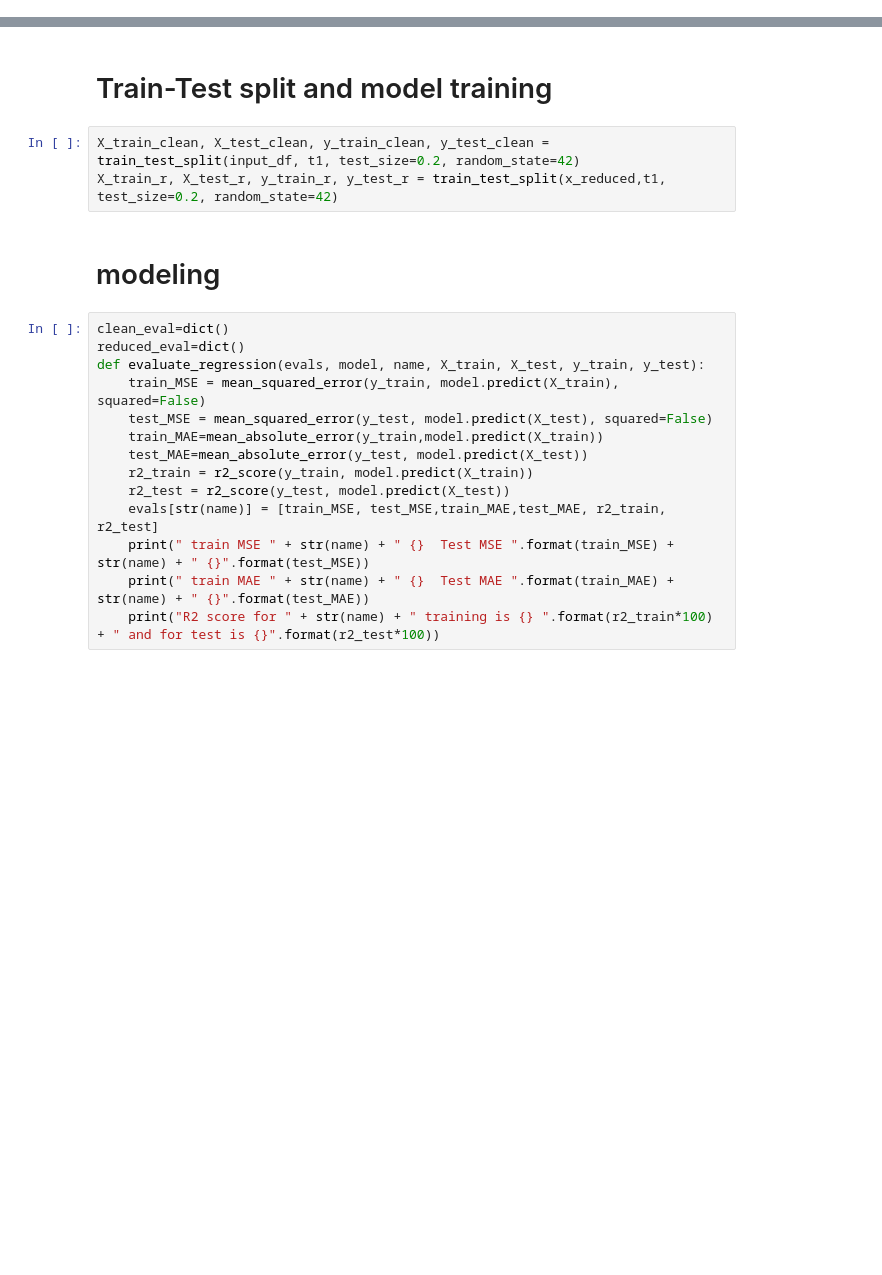
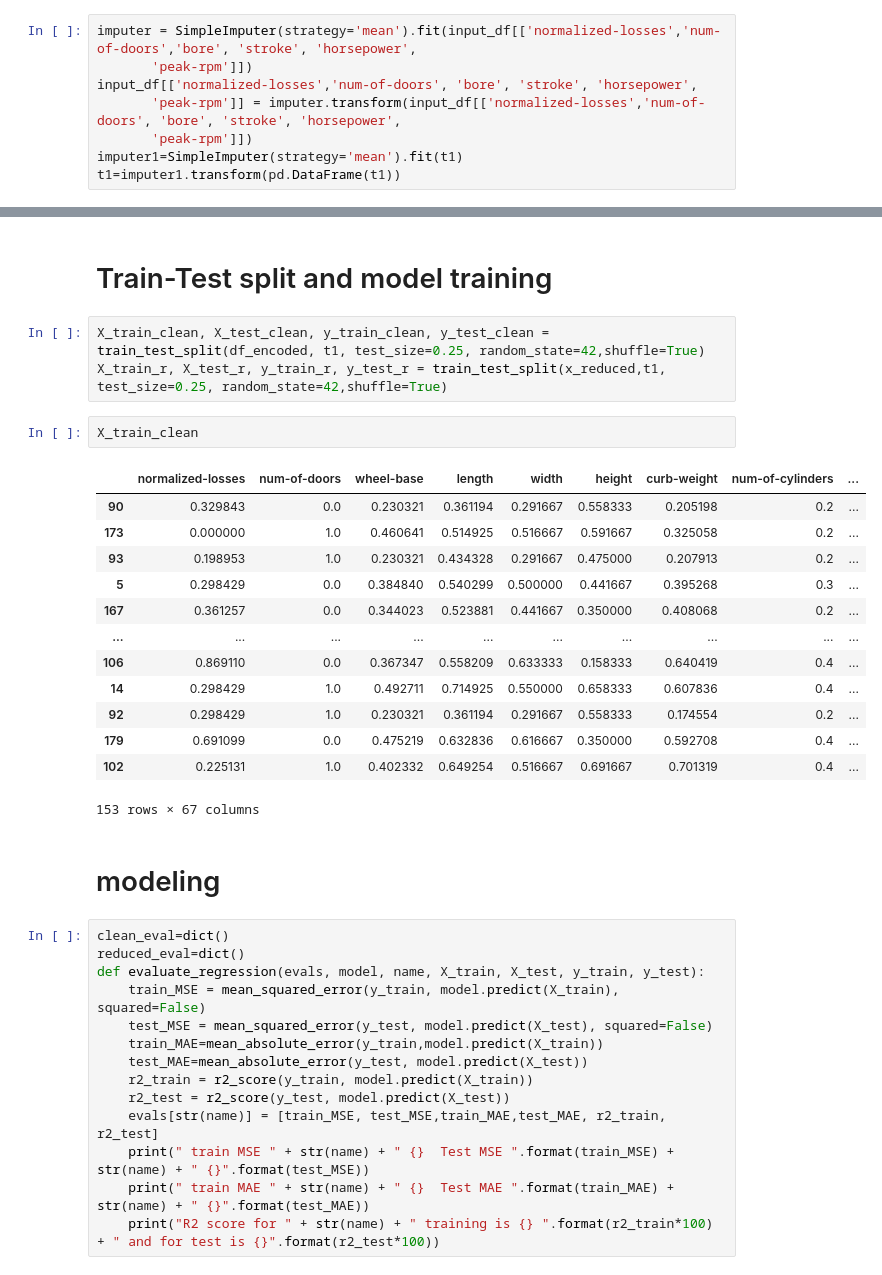
Before and after one commit to Krishil-Parikh/Bazinga_CodeClash, a Jupyter notebook: compute-task-b.ipynb, the cells around one changed output, grey strips where cells are left out. Drawn from its saved outputs; the diff is of its cells as text; blank space fills up the shorter version.

```diff
--- a/compute-task-b.ipynb
+++ b/compute-task-b.ipynb
@@ -263,3 +291,11 @@ input_df[numerical_columns]
+# %%
+imputer = SimpleImputer(strategy='mean').fit(input_df[['normalized-losses','num-of-doors','bore', 'stroke', 'horsepower',
+       'peak-rpm']])
+input_df[['normalized-losses','num-of-doors', 'bore', 'stroke', 'horsepower',
+       'peak-rpm']] = imputer.transform(input_df[['normalized-losses','num-of-doors', 'bore', 'stroke', 'horsepower',
+       'peak-rpm']])
+imputer1=SimpleImputer(strategy='mean').fit(t1)
+t1=imputer1.transform(pd.DataFrame(t1))
 # %% [markdown]
 Categorical encoding
 # %%
@@ -467,8 +508,24 @@ Number of original features is 67 and of reduced features is 2
 # %% [markdown]
 # Train-Test split and model training
 # %%
-X_train_clean, X_test_clean, y_train_clean, y_test_clean = train_test_split(input_df, t1, test_size=0.2, random_state=42)
-X_train_r, X_test_r, y_train_r, y_test_r = train_test_split(x_reduced,t1, test_size=0.2, random_state=42)
+X_train_clean, X_test_clean, y_train_clean, y_test_clean = train_test_split(df_encoded, t1, test_size=0.25, random_state=42,shuffle=True)
+X_train_r, X_test_r, y_train_r, y_test_r = train_test_split(x_reduced,t1, test_size=0.25, random_state=42,shuffle=True)
+# %%
+X_train_clean
+# %% [output]
+|  | normalized-losses | num-of-doors | wheel-base | length | width | height | curb-weight | num-of-cylinders | ... |
+| 90 | 0.329843 | 0.0 | 0.230321 | 0.361194 | 0.291667 | 0.558333 | 0.205198 | 0.2 | ... |
+| 173 | 0.000000 | 1.0 | 0.460641 | 0.514925 | 0.516667 | 0.591667 | 0.325058 | 0.2 | ... |
+| 93 | 0.198953 | 1.0 | 0.230321 | 0.434328 | 0.291667 | 0.475000 | 0.207913 | 0.2 | ... |
+| 5 | 0.298429 | 0.0 | 0.384840 | 0.540299 | 0.500000 | 0.441667 | 0.395268 | 0.3 | ... |
+| 167 | 0.361257 | 0.0 | 0.344023 | 0.523881 | 0.441667 | 0.350000 | 0.408068 | 0.2 | ... |
+| ... | ... | ... | ... | ... | ... | ... | ... | ... | ... |
+| 106 | 0.869110 | 0.0 | 0.367347 | 0.558209 | 0.633333 | 0.158333 | 0.640419 | 0.4 | ... |
+| 14 | 0.298429 | 1.0 | 0.492711 | 0.714925 | 0.550000 | 0.658333 | 0.607836 | 0.4 | ... |
+| 92 | 0.298429 | 1.0 | 0.230321 | 0.361194 | 0.291667 | 0.558333 | 0.174554 | 0.2 | ... |
+| 179 | 0.691099 | 0.0 | 0.475219 | 0.632836 | 0.616667 | 0.350000 | 0.592708 | 0.4 | ... |
+| 102 | 0.225131 | 1.0 | 0.402332 | 0.649254 | 0.516667 | 0.691667 | 0.701319 | 0.4 | ... |
+153 rows × 67 columns
 # %% [markdown]
 # modeling
 # %%
```
Also changed, not shown: parts of 30 cells of this notebook.
